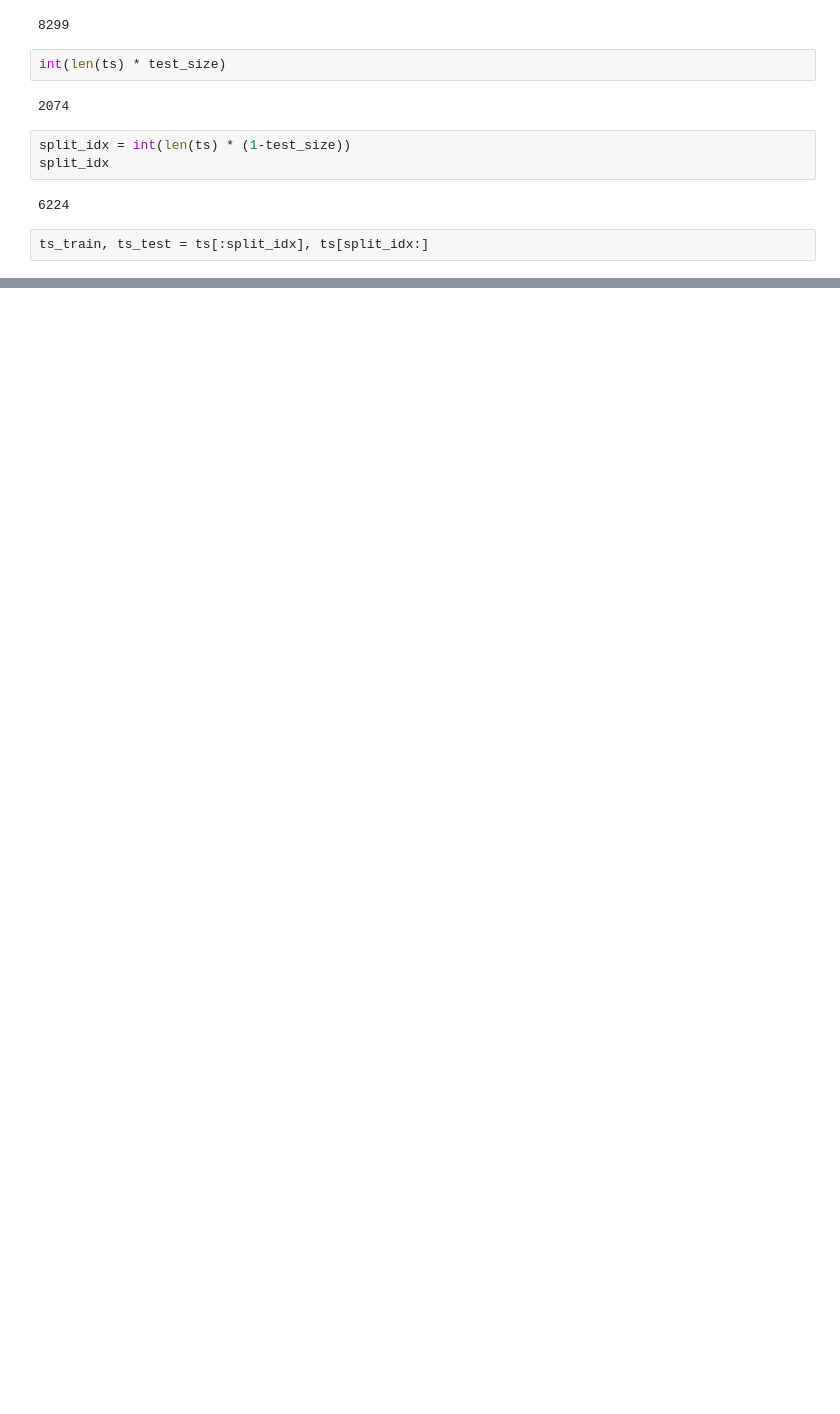
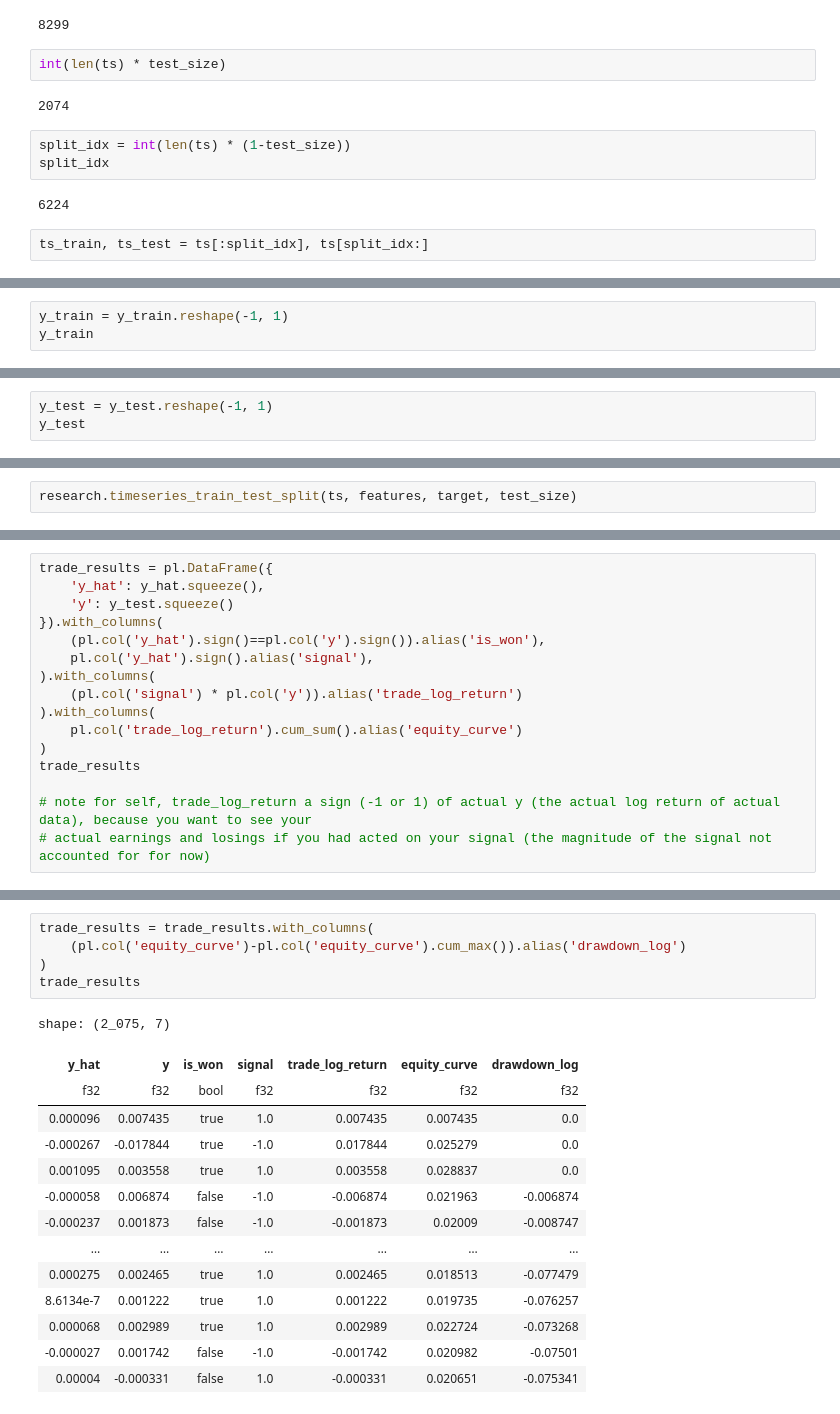
Before and after one commit to MichaelLy766/ML-Systematic-Trading-Engine, a Jupyter notebook: video1.ipynb, the cells around one changed output, grey strips where cells are left out. Saved outputs shown, nothing was run; the diff lists cells and outputs as text; blank space fills up the shorter version.

```diff
--- a/video1.ipynb
+++ b/video1.ipynb
@@ -260,0 +288,3 @@ shape: (2_075, 10)
+# %%
+y_train = y_train.reshape(-1, 1)
+y_train
@@ -260,0 +303,3 @@ shape: (2_075, 10)
+# %%
+y_test = y_test.reshape(-1, 1)
+y_test
@@ -260,0 +314,2 @@ shape: (2_075, 10)
+# %%
+research.timeseries_train_test_split(ts, features, target, test_size)
@@ -260,0 +401,16 @@ shape: (2_075, 10)
+# %%
+trade_results = pl.DataFrame({
+    'y_hat': y_hat.squeeze(),
+    'y': y_test.squeeze()
+}).with_columns(
+    (pl.col('y_hat').sign()==pl.col('y').sign()).alias('is_won'),
+    pl.col('y_hat').sign().alias('signal'),
+).with_columns(
+    (pl.col('signal') * pl.col('y')).alias('trade_log_return')
+).with_columns(
+    pl.col('trade_log_return').cum_sum().alias('equity_curve')
+)
+trade_results
+
+# note for self, trade_log_return a sign (-1 or 1) of actual y (the actual log return of actual data), because you want to see your
+# actual earnings and losings if you had acted on your signal (the magnitude of the signal not accounted for for now)
@@ -260,0 +436,20 @@ shape: (2_075, 10)
+# %%
+trade_results = trade_results.with_columns(
+    (pl.col('equity_curve')-pl.col('equity_curve').cum_max()).alias('drawdown_log')
+)
+trade_results
+# %% [output]
+shape: (2_075, 7)
+| y_hat | y | is_won | signal | trade_log_return | equity_curve | drawdown_log |
+| f32 | f32 | bool | f32 | f32 | f32 | f32 |
+| 0.000096 | 0.007435 | true | 1.0 | 0.007435 | 0.007435 | 0.0 |
+| -0.000267 | -0.017844 | true | -1.0 | 0.017844 | 0.025279 | 0.0 |
+| 0.001095 | 0.003558 | true | 1.0 | 0.003558 | 0.028837 | 0.0 |
+| -0.000058 | 0.006874 | false | -1.0 | -0.006874 | 0.021963 | -0.006874 |
+| -0.000237 | 0.001873 | false | -1.0 | -0.001873 | 0.02009 | -0.008747 |
+| … | … | … | … | … | … | … |
+| 0.000275 | 0.002465 | true | 1.0 | 0.002465 | 0.018513 | -0.077479 |
+| 8.6134e-7 | 0.001222 | true | 1.0 | 0.001222 | 0.019735 | -0.076257 |
+| 0.000068 | 0.002989 | true | 1.0 | 0.002989 | 0.022724 | -0.073268 |
+| -0.000027 | 0.001742 | false | -1.0 | -0.001742 | 0.020982 | -0.07501 |
+| 0.00004 | -0.000331 | false | 1.0 | -0.000331 | 0.020651 | -0.075341 |
```
Also changed, not shown: parts of 28 cells of this notebook.
